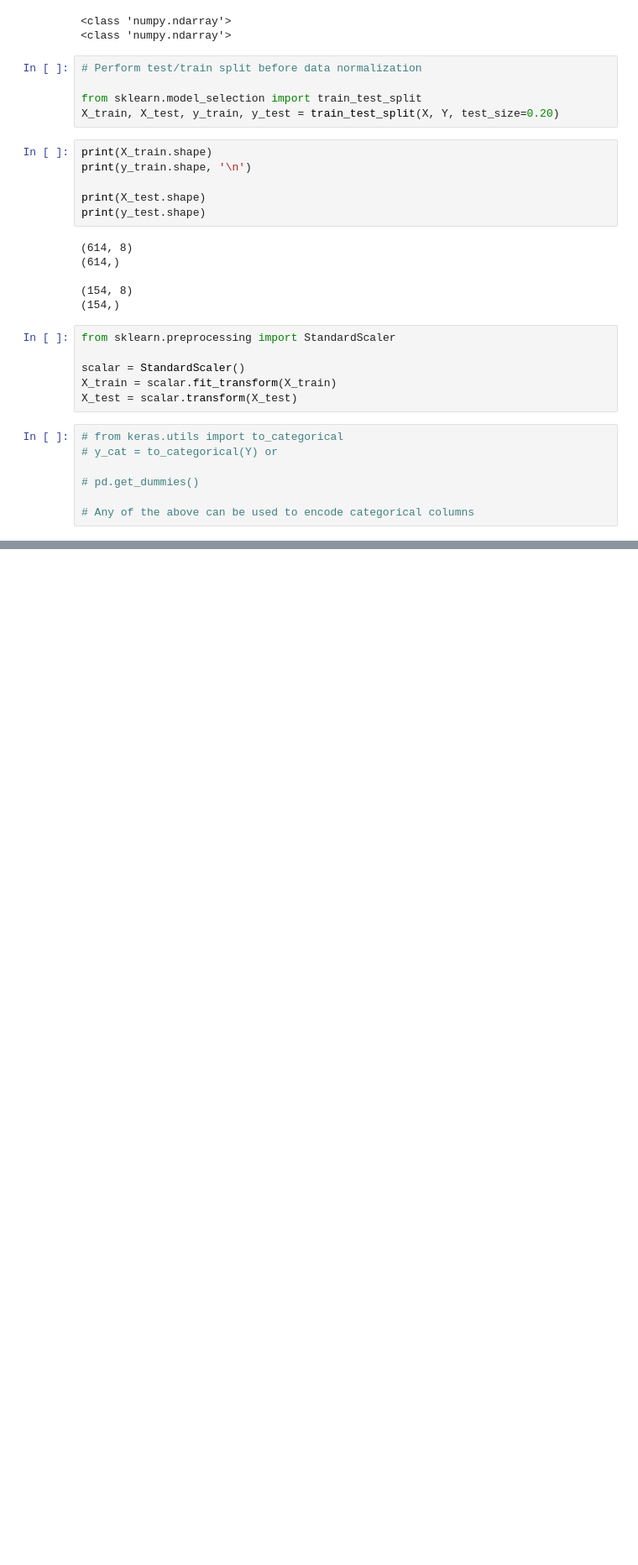
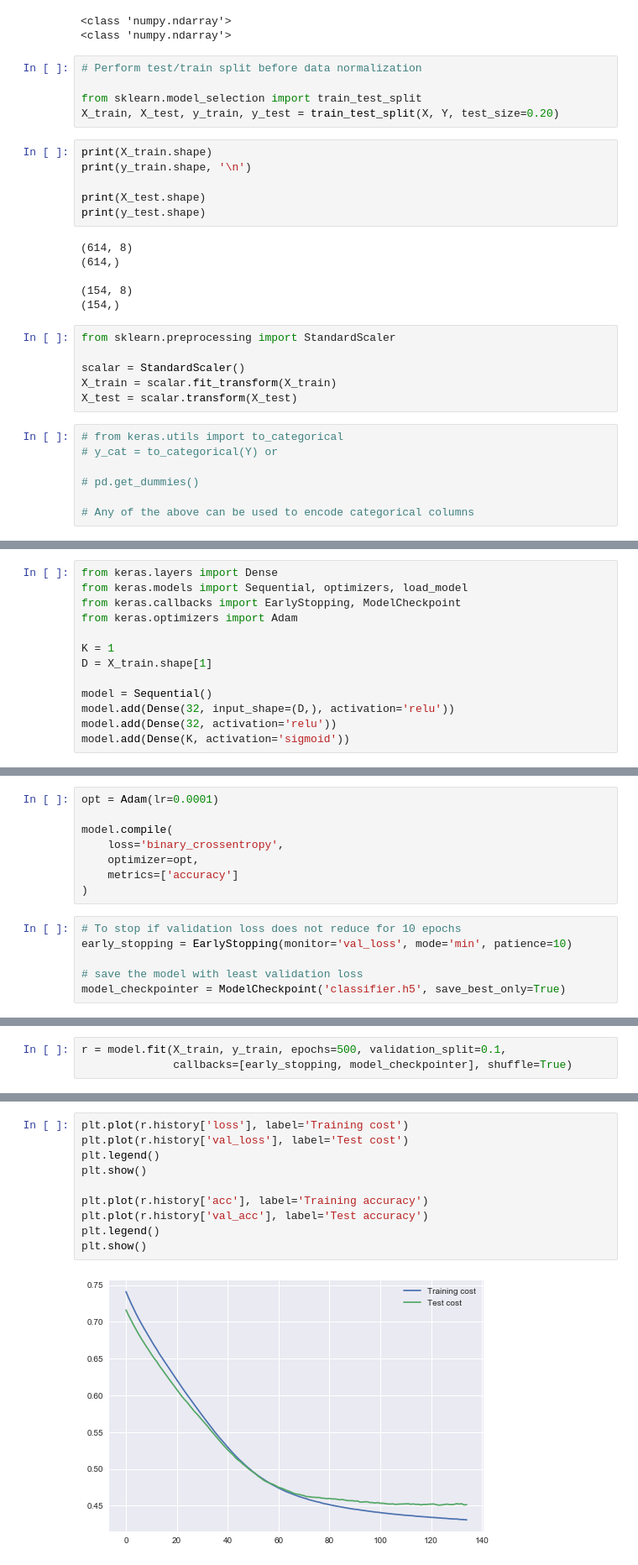
Before and after one commit to YasirHabib/Deep-Learning, a Jupyter notebook: solutions/4 DL Solutions.ipynb, the cells around one changed output, grey strips where cells are left out. Shown at 84% size. Drawn from its saved outputs; the diff is of its cells as text; blank space fills up the shorter version.

```diff
--- a/solutions/4 DL Solutions.ipynb
+++ b/solutions/4 DL Solutions.ipynb
@@ -183,0 +200,13 @@ X_test = scalar.transform(X_test)
+# %%
+from keras.layers import Dense
+from keras.models import Sequential, optimizers, load_model
+from keras.callbacks import EarlyStopping, ModelCheckpoint
+from keras.optimizers import Adam
+
+K = 1
+D = X_train.shape[1]
+
+model = Sequential()
+model.add(Dense(32, input_shape=(D,), activation='relu'))
+model.add(Dense(32, activation='relu'))
+model.add(Dense(K, activation='sigmoid'))
@@ -183,0 +215,14 @@ X_test = scalar.transform(X_test)
+# %%
+opt = Adam(lr=0.0001)
+
+model.compile(
+    loss='binary_crossentropy',
+    optimizer=opt,
+    metrics=['accuracy']
+)
+# %%
+# To stop if validation loss does not reduce for 10 epochs
+early_stopping = EarlyStopping(monitor='val_loss', mode='min', patience=10)
+
+# save the model with least validation loss
+model_checkpointer = ModelCheckpoint('classifier.h5', save_best_only=True)
@@ -183,0 +245,3 @@ X_test = scalar.transform(X_test)
+# %%
+r = model.fit(X_train, y_train, epochs=500, validation_split=0.1,
+              callbacks=[early_stopping, model_checkpointer], shuffle=True)
@@ -183,0 +266,12 @@ X_test = scalar.transform(X_test)
+# %%
+plt.plot(r.history['loss'], label='Training cost')
+plt.plot(r.history['val_loss'], label='Test cost')
+plt.legend()
+plt.show()
+
+plt.plot(r.history['acc'], label='Training accuracy')
+plt.plot(r.history['val_acc'], label='Test accuracy')
+plt.legend()
+plt.show()
+# %% [output]
+[figure, added]
```
Also changed, not shown: parts of 8 cells of this notebook.
